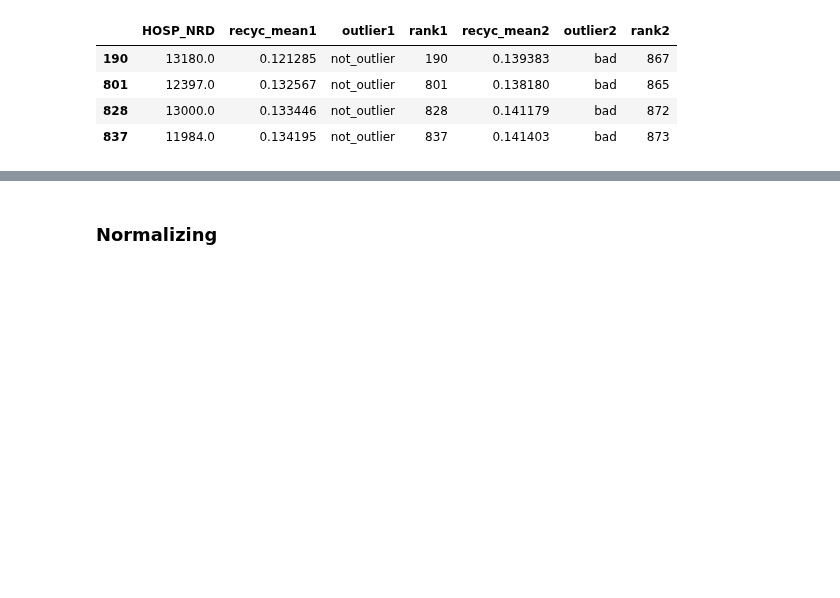
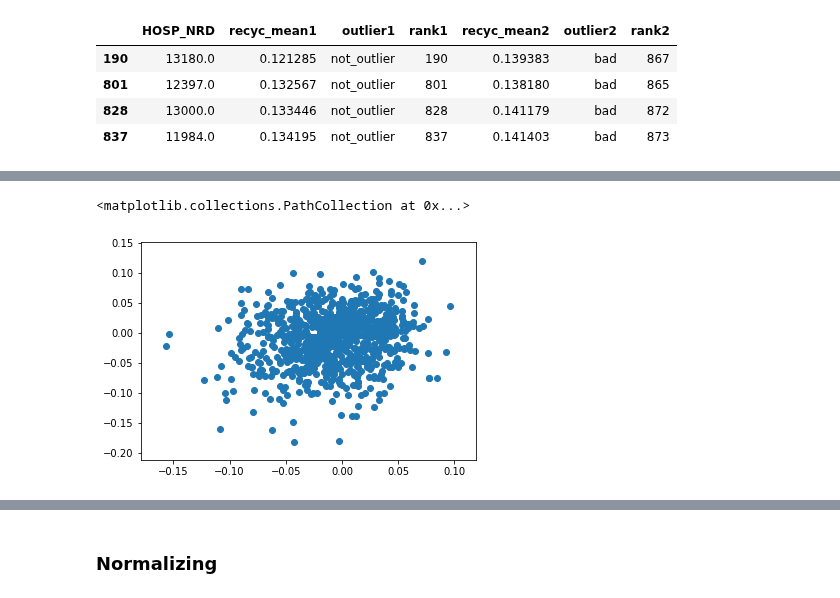
Before and after one commit to wenshuoliu/DLproj, a Jupyter notebook: NRD/hypertune/hypertune_recycle_pred.ipynb, the cells around one changed output, grey strips where cells are left out. Cells and saved outputs as stored; diff of their text form; code cells hidden in the pictures; blank space fills up the shorter version.

```diff
--- a/NRD/hypertune/hypertune_recycle_pred.ipynb
+++ b/NRD/hypertune/hypertune_recycle_pred.ipynb
@@ -354,0 +388,2 @@ DL_compare.loc[DL_compare['outlier2']=='bad']
+# %%
+hosp_embed_stack = np.stack(hosp_embed_mats, axis=2)
@@ -354,0 +394,7 @@ DL_compare.loc[DL_compare['outlier2']=='bad']
+# %%
+res.append(hosp_embed_stack)
+# %%
+plt.scatter(res[2][:, 0, :].mean(axis=1), res[3][:, 0, :].mean(axis=1))
+# %% [output]
+<matplotlib.collections.PathCollection at 0x...>
+[figure, added]
```
Also changed, not shown: parts of 20 cells of this notebook, 23 other files.
